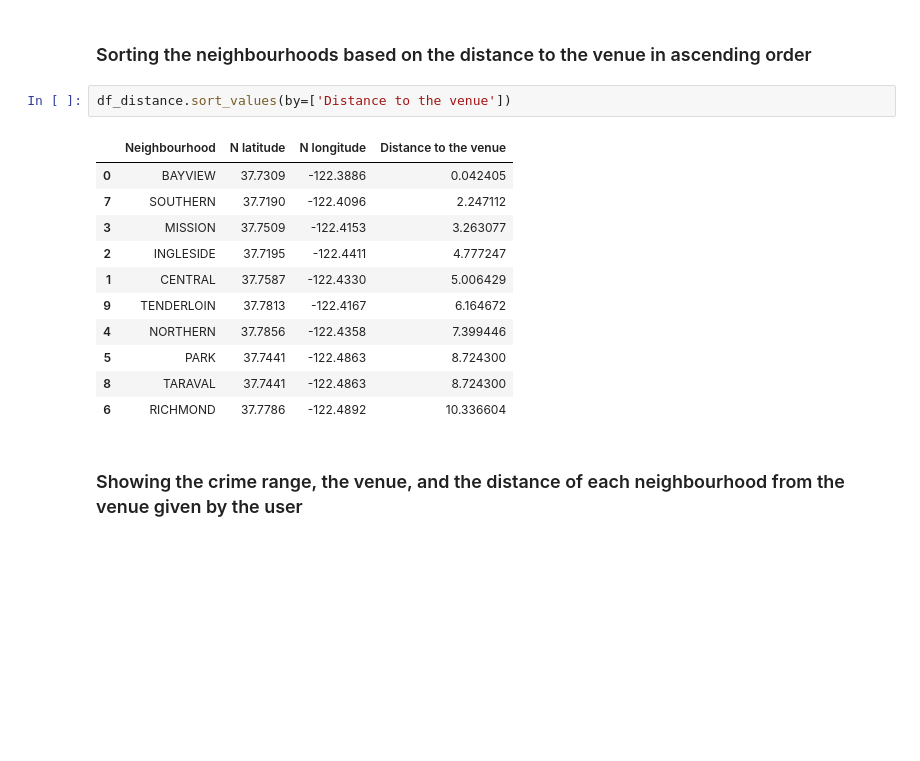
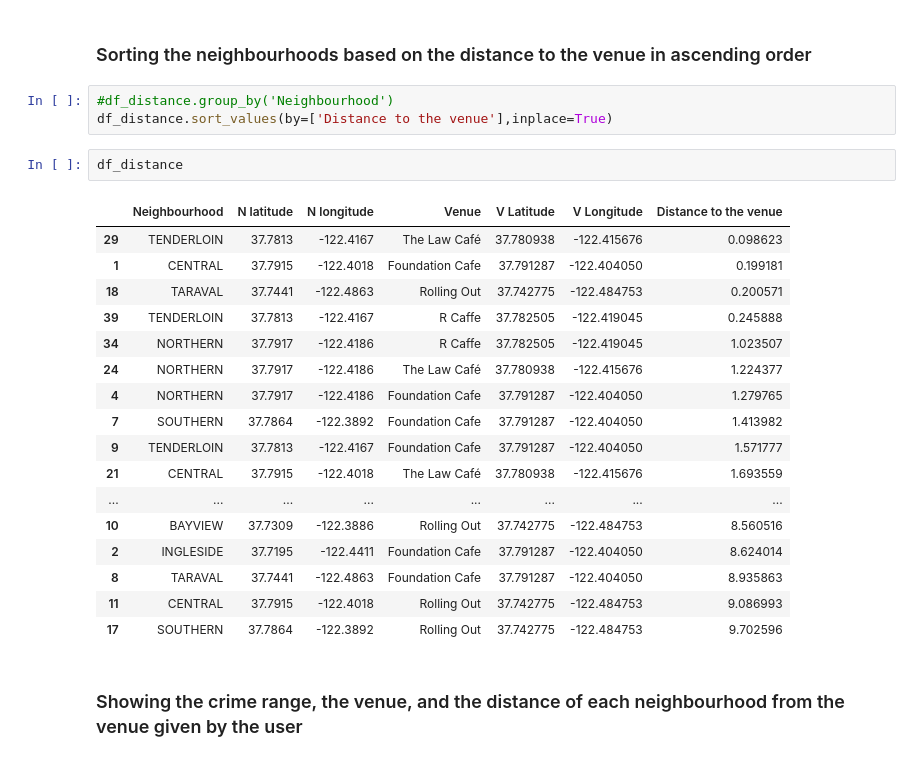
Before and after one commit to sharmayu20/urban-happiness, a Jupyter notebook: ProjectUrbanHappiness.ipynb, the cells around one changed output. Saved outputs shown, nothing was run; the diff lists cells and outputs as text; blank space fills up the shorter version.

```diff
--- a/ProjectUrbanHappiness.ipynb
+++ b/ProjectUrbanHappiness.ipynb
@@ -409,19 +640,28 @@ df_distance
 # %% [markdown]
 ### Sorting the neighbourhoods based on the distance to the venue in ascending order
 # %%
-df_distance.sort_values(by=['Distance to the venue'])
+#df_distance.group_by('Neighbourhood')
+df_distance.sort_values(by=['Distance to the venue'],inplace=True)
-# %% [output]
-|  | Neighbourhood | N latitude | N longitude | Distance to the venue |
-| 0 | BAYVIEW | 37.7309 | -122.3886 | 0.042405 |
-| 7 | SOUTHERN | 37.7190 | -122.4096 | 2.247112 |
-| 3 | MISSION | 37.7509 | -122.4153 | 3.263077 |
-| 2 | INGLESIDE | 37.7195 | -122.4411 | 4.777247 |
-| 1 | CENTRAL | 37.7587 | -122.4330 | 5.006429 |
-| 9 | TENDERLOIN | 37.7813 | -122.4167 | 6.164672 |
-| 4 | NORTHERN | 37.7856 | -122.4358 | 7.399446 |
-| 5 | PARK | 37.7441 | -122.4863 | 8.724300 |
-| 8 | TARAVAL | 37.7441 | -122.4863 | 8.724300 |
-| 6 | RICHMOND | 37.7786 | -122.4892 | 10.336604 |
+# %%
+df_distance
+# %% [output]
+|  | Neighbourhood | N latitude | N longitude | Venue | V Latitude | V Longitude | Distance to the venue |
+| 29 | TENDERLOIN | 37.7813 | -122.4167 | The Law Café | 37.780938 | -122.415676 | 0.098623 |
+| 1 | CENTRAL | 37.7915 | -122.4018 | Foundation Cafe | 37.791287 | -122.404050 | 0.199181 |
+| 18 | TARAVAL | 37.7441 | -122.4863 | Rolling Out | 37.742775 | -122.484753 | 0.200571 |
+| 39 | TENDERLOIN | 37.7813 | -122.4167 | R Caffe | 37.782505 | -122.419045 | 0.245888 |
+| 34 | NORTHERN | 37.7917 | -122.4186 | R Caffe | 37.782505 | -122.419045 | 1.023507 |
+| 24 | NORTHERN | 37.7917 | -122.4186 | The Law Café | 37.780938 | -122.415676 | 1.224377 |
+| 4 | NORTHERN | 37.7917 | -122.4186 | Foundation Cafe | 37.791287 | -122.404050 | 1.279765 |
+| 7 | SOUTHERN | 37.7864 | -122.3892 | Foundation Cafe | 37.791287 | -122.404050 | 1.413982 |
+| 9 | TENDERLOIN | 37.7813 | -122.4167 | Foundation Cafe | 37.791287 | -122.404050 | 1.571777 |
+| 21 | CENTRAL | 37.7915 | -122.4018 | The Law Café | 37.780938 | -122.415676 | 1.693559 |
+| ... | ... | ... | ... | ... | ... | ... | ... |
+| 10 | BAYVIEW | 37.7309 | -122.3886 | Rolling Out | 37.742775 | -122.484753 | 8.560516 |
+| 2 | INGLESIDE | 37.7195 | -122.4411 | Foundation Cafe | 37.791287 | -122.404050 | 8.624014 |
+| 8 | TARAVAL | 37.7441 | -122.4863 | Foundation Cafe | 37.791287 | -122.404050 | 8.935863 |
+| 11 | CENTRAL | 37.7915 | -122.4018 | Rolling Out | 37.742775 | -122.484753 | 9.086993 |
+| 17 | SOUTHERN | 37.7864 | -122.3892 | Rolling Out | 37.742775 | -122.484753 | 9.702596 |
 # %% [markdown]
 ### Showing the crime range, the venue, and the distance of each neighbourhood from the venue given by the user
 # %%
```
Also changed, not shown: parts of 26 cells of this notebook.
